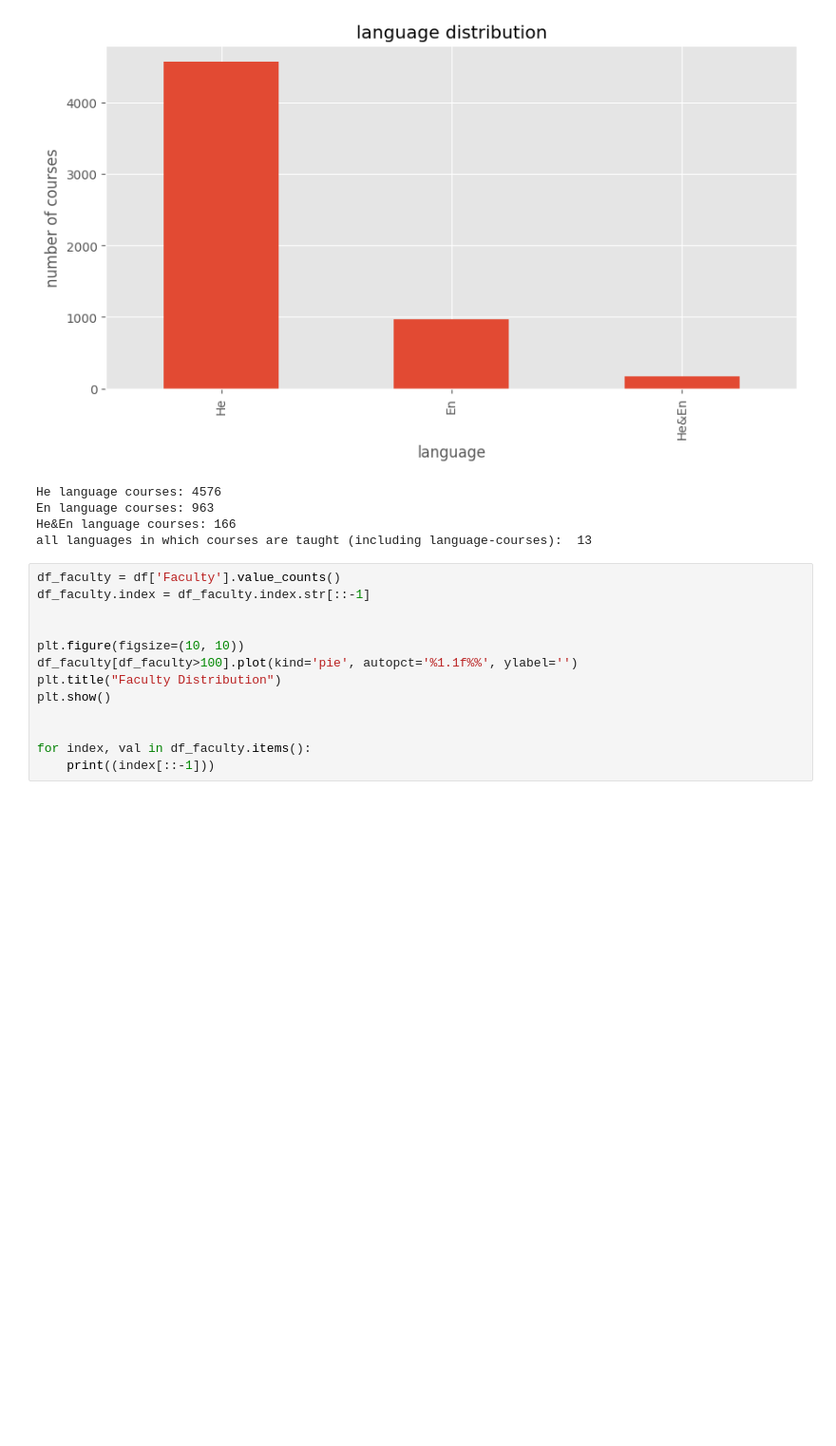
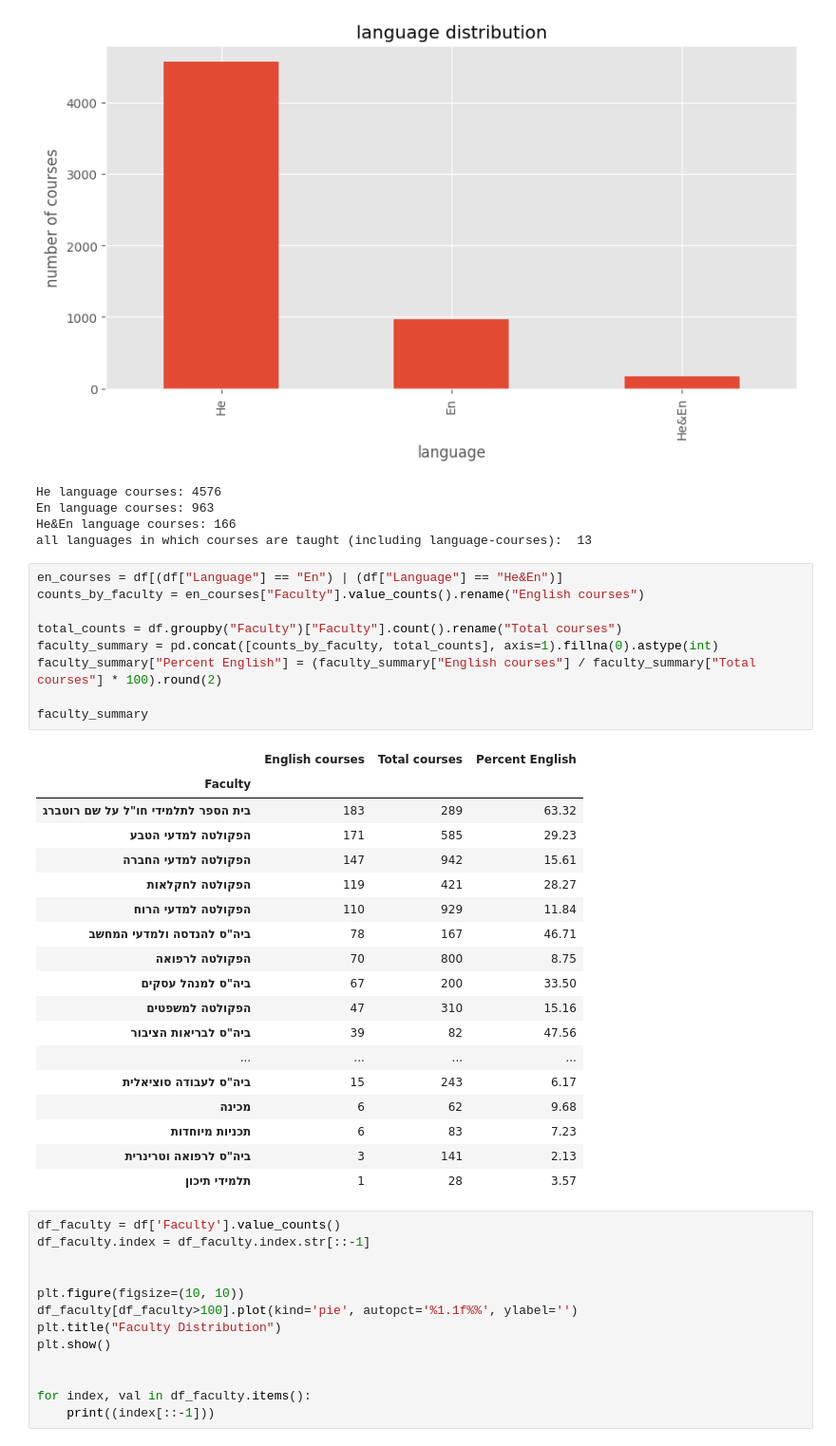
Before and after one commit to BaruchWolfson144/huji_courses_analysis, a Jupyter notebook: analysis/01_basic_statistic.ipynb, the cells around one changed output. Shown at 95% size. Drawn from its saved outputs; the diff is of its cells as text; blank space fills up the shorter version.

```diff
--- a/analysis/01_basic_statistic.ipynb
+++ b/analysis/01_basic_statistic.ipynb
@@ -109,3 +176,31 @@
+# %%
+en_courses = df[(df["Language"] == "En") | (df["Language"] == "He&En")]
+counts_by_faculty = en_courses["Faculty"].value_counts().rename("English courses")
+
+total_counts = df.groupby("Faculty")["Faculty"].count().rename("Total courses")
+faculty_summary = pd.concat([counts_by_faculty, total_counts], axis=1).fillna(0).astype(int)
+faculty_summary["Percent English"] = (faculty_summary["English courses"] / faculty_summary["Total courses"] * 100).round(2)
+
+faculty_summary
+# %% [output]
+|  | English courses | Total courses | Percent English |
+| Faculty |  |  |  |
+| בית הספר לתלמידי חו"ל על שם רוטברג | 183 | 289 | 63.32 |
+| הפקולטה למדעי הטבע | 171 | 585 | 29.23 |
+| הפקולטה למדעי החברה | 147 | 942 | 15.61 |
+| הפקולטה לחקלאות | 119 | 421 | 28.27 |
+| הפקולטה למדעי הרוח | 110 | 929 | 11.84 |
+| ביה"ס להנדסה ולמדעי המחשב | 78 | 167 | 46.71 |
+| הפקולטה לרפואה | 70 | 800 | 8.75 |
+| ביה"ס למנהל עסקים | 67 | 200 | 33.50 |
+| הפקולטה למשפטים | 47 | 310 | 15.16 |
+| ביה"ס לבריאות הציבור | 39 | 82 | 47.56 |
+| ... | ... | ... | ... |
+| ביה"ס לעבודה סוציאלית | 15 | 243 | 6.17 |
+| מכינה | 6 | 62 | 9.68 |
+| תכניות מיוחדות | 6 | 83 | 7.23 |
+| ביה"ס לרפואה וטרינרית | 3 | 141 | 2.13 |
+| תלמידי תיכון | 1 | 28 | 3.57 |
 # %%
 df_faculty = df['Faculty'].value_counts()
 df_faculty.index = df_faculty.index.str[::-1]
```
Also changed, not shown: parts of 9 cells of this notebook.
